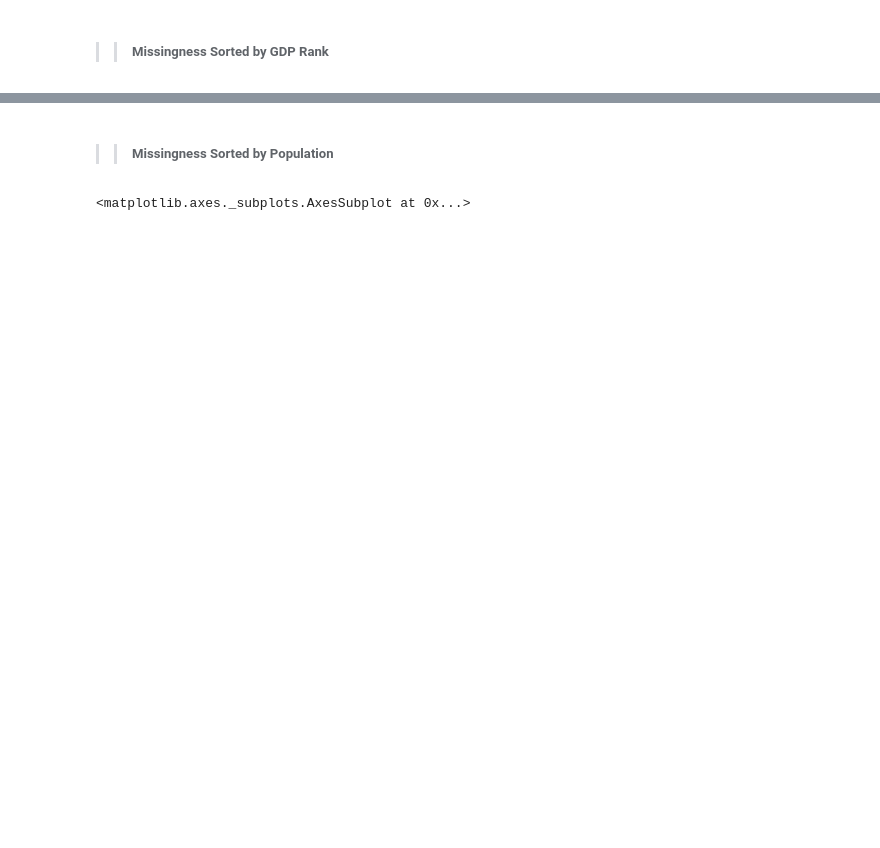
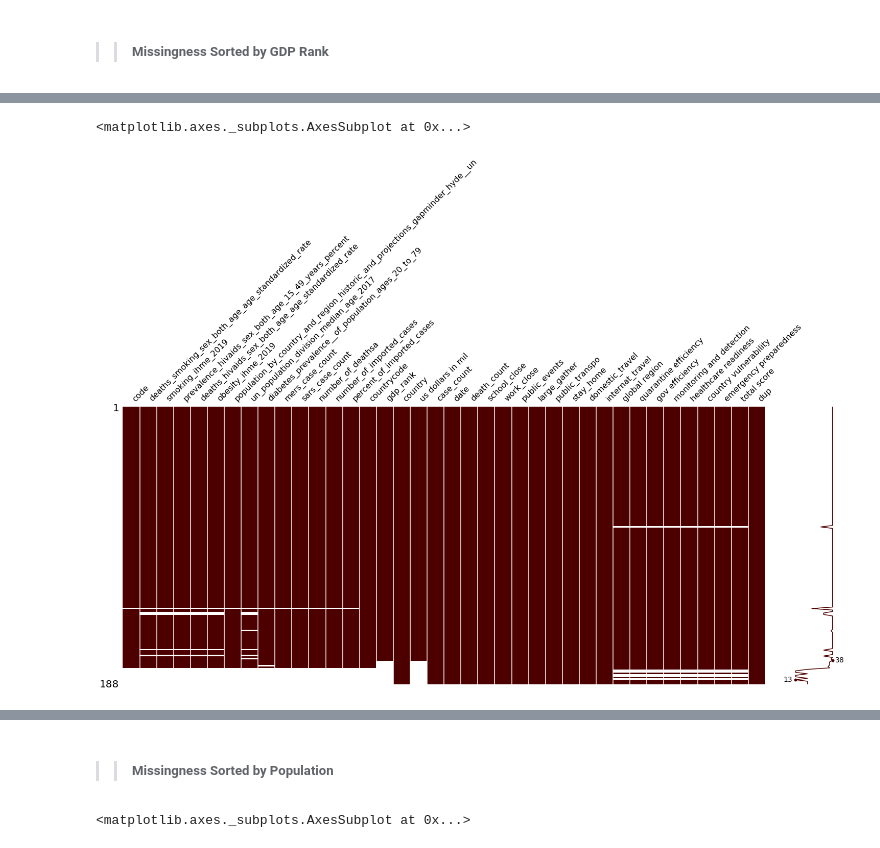
Before and after one commit to chacreton190/COVID-19, a Jupyter notebook: Code/COVID Govenment Response Analysis 9-24-20.ipynb, the cells around one changed output, grey strips where cells are left out. Cells and saved outputs as stored; diff of their text form; code cells hidden in the pictures; blank space fills up the shorter version.

```diff
--- a/Code/COVID Govenment Response Analysis 9-24-20.ipynb
+++ b/Code/COVID Govenment Response Analysis 9-24-20.ipynb
@@ -132,0 +196,6 @@ plt.show()
+# %%
+df_nomiss_NEW_cc.sort_values(by='gdp_rank',inplace=True)
+msno.matrix(df_nomiss_NEW_cc, color=(0.30, 0.00, 0.00))
+# %% [output]
+<matplotlib.axes._subplots.AxesSubplot at 0x...>
+[figure, added]
```
Also changed, not shown: parts of 28 cells of this notebook, 26 other files.
